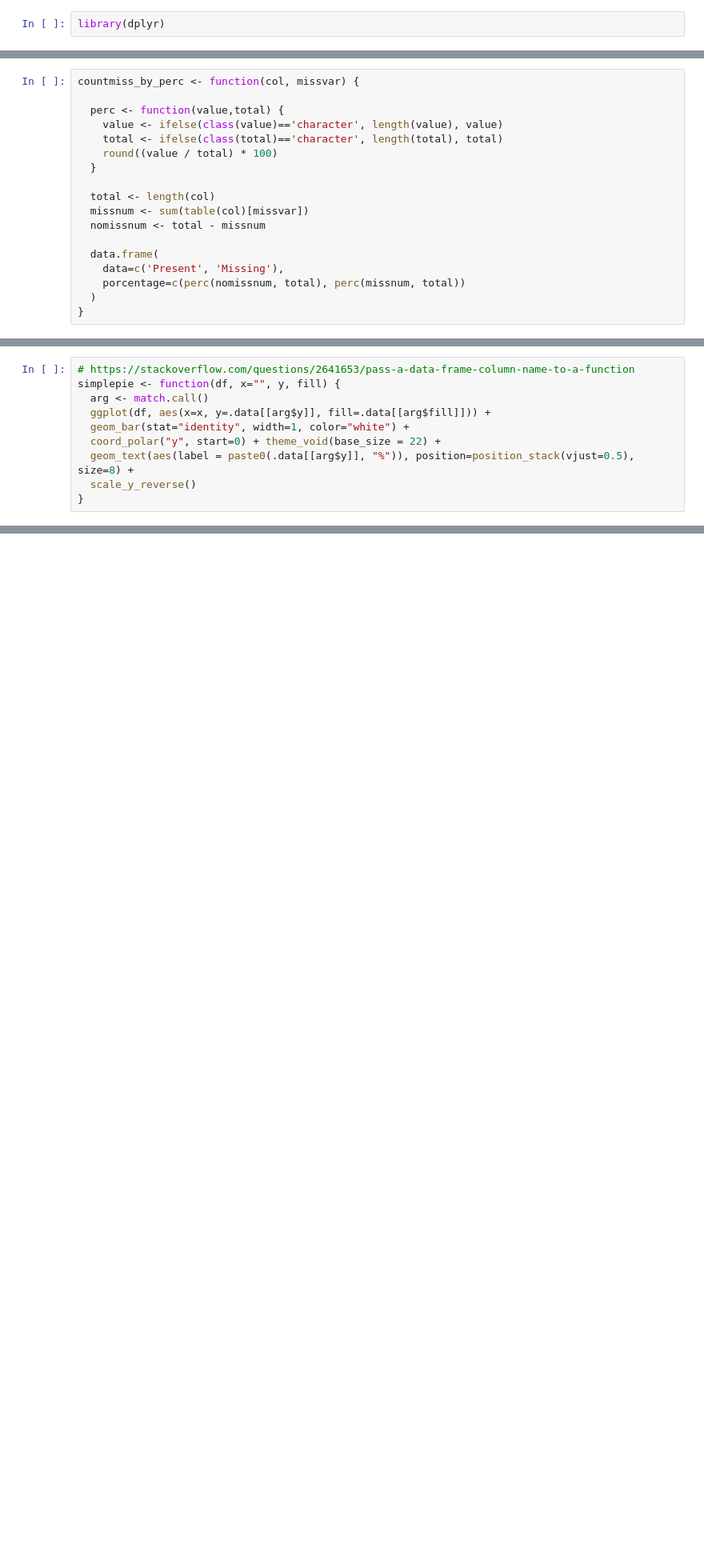
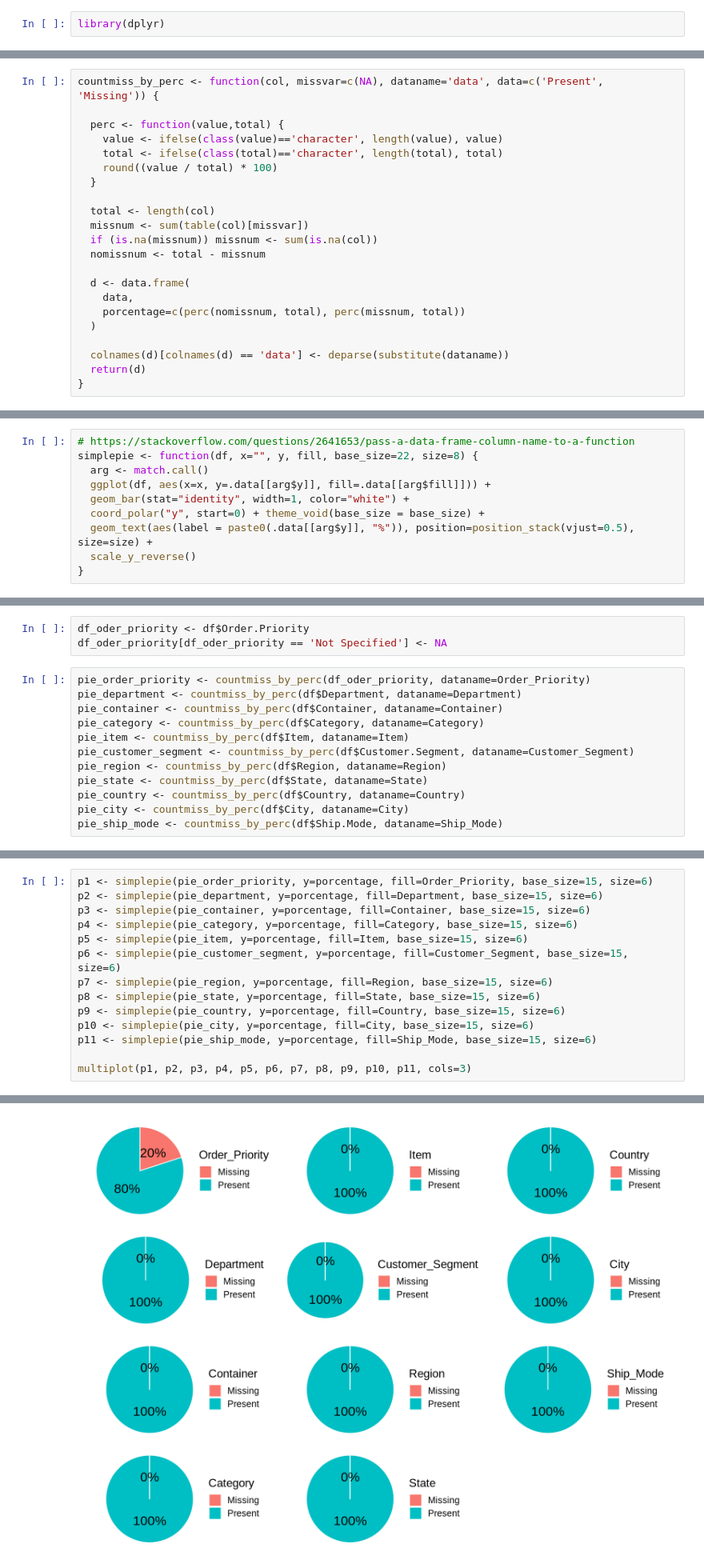
Before and after one commit to raulFuzita/cct-project-muhammad-ca, a Jupyter notebook: CCT_project_Muhammad.ipynb, the cells around one changed output, grey strips where cells are left out. Shown at 80% size. Cells and saved outputs as stored; diff of their text form; blank space fills up the shorter version.

```diff
--- a/CCT_project_Muhammad.ipynb
+++ b/CCT_project_Muhammad.ipynb
@@ -539,5 +499,5 @@ missing <- df$Order.Priority[df$Order.Priority %in% 'Not Specified']
 # %%
-countmiss_by_perc <- function(col, missvar) {
+countmiss_by_perc <- function(col, missvar=c(NA), dataname='data', data=c('Present', 'Missing')) {
 
   perc <- function(value,total) {
     value <- ifelse(class(value)=='character', length(value), value)
@@ -547,10 +507,14 @@ countmiss_by_perc <- function(col, missvar) {
 
   total <- length(col)
   missnum <- sum(table(col)[missvar])
+  if (is.na(missnum)) missnum <- sum(is.na(col))
   nomissnum <- total - missnum
 
-  data.frame(
-    data=c('Present', 'Missing'),
+  d <- data.frame(
+    data,
     porcentage=c(perc(nomissnum, total), perc(missnum, total))
   )
+
+  colnames(d)[colnames(d) == 'data'] <- deparse(substitute(dataname))
+  return(d)
 }
@@ -570,10 +521,10 @@ A data.frame: 2 × 2
 # %%
 # https://stackoverflow.com/questions/2641653/pass-a-data-frame-column-name-to-a-function
-simplepie <- function(df, x="", y, fill) {
+simplepie <- function(df, x="", y, fill, base_size=22, size=8) {
   arg <- match.call()
   ggplot(df, aes(x=x, y=.data[[arg$y]], fill=.data[[arg$fill]])) +
   geom_bar(stat="identity", width=1, color="white") +
-  coord_polar("y", start=0) + theme_void(base_size = 22) +
-  geom_text(aes(label = paste0(.data[[arg$y]], "%")), position=position_stack(vjust=0.5), size=8) +
+  coord_polar("y", start=0) + theme_void(base_size = base_size) +
+  geom_text(aes(label = paste0(.data[[arg$y]], "%")), position=position_stack(vjust=0.5), size=size) +
   scale_y_reverse()
 }
@@ -583,0 +531,15 @@ simplepie(pie_order_priority, y=porcentage, fill=data)
+# %%
+df_oder_priority <- df$Order.Priority
+df_oder_priority[df_oder_priority == 'Not Specified'] <- NA
+# %%
+pie_order_priority <- countmiss_by_perc(df_oder_priority, dataname=Order_Priority)
+pie_department <- countmiss_by_perc(df$Department, dataname=Department)
+pie_container <- countmiss_by_perc(df$Container, dataname=Container)
+pie_category <- countmiss_by_perc(df$Category, dataname=Category)
+pie_item <- countmiss_by_perc(df$Item, dataname=Item)
+pie_customer_segment <- countmiss_by_perc(df$Customer.Segment, dataname=Customer_Segment)
+pie_region <- countmiss_by_perc(df$Region, dataname=Region)
+pie_state <- countmiss_by_perc(df$State, dataname=State)
+pie_country <- countmiss_by_perc(df$Country, dataname=Country)
+pie_city <- countmiss_by_perc(df$City, dataname=City)
+pie_ship_mode <- countmiss_by_perc(df$Ship.Mode, dataname=Ship_Mode)
@@ -583,0 +561,15 @@ simplepie(pie_order_priority, y=porcentage, fill=data)
+# %%
+p1 <- simplepie(pie_order_priority, y=porcentage, fill=Order_Priority, base_size=15, size=6)
+p2 <- simplepie(pie_department, y=porcentage, fill=Department, base_size=15, size=6)
+p3 <- simplepie(pie_container, y=porcentage, fill=Container, base_size=15, size=6)
+p4 <- simplepie(pie_category, y=porcentage, fill=Category, base_size=15, size=6)
+p5 <- simplepie(pie_item, y=porcentage, fill=Item, base_size=15, size=6)
+p6 <- simplepie(pie_customer_segment, y=porcentage, fill=Customer_Segment, base_size=15, size=6)
+p7 <- simplepie(pie_region, y=porcentage, fill=Region, base_size=15, size=6)
+p8 <- simplepie(pie_state, y=porcentage, fill=State, base_size=15, size=6)
+p9 <- simplepie(pie_country, y=porcentage, fill=Country, base_size=15, size=6)
+p10 <- simplepie(pie_city, y=porcentage, fill=City, base_size=15, size=6)
+p11 <- simplepie(pie_ship_mode, y=porcentage, fill=Ship_Mode, base_size=15, size=6)
+
+multiplot(p1, p2, p3, p4, p5, p6, p7, p8, p9, p10, p11, cols=3)
+# %% [output]
@@ -583,0 +577 @@ simplepie(pie_order_priority, y=porcentage, fill=data)
+[figure, added]
```
Also changed, not shown: parts of 58 cells of this notebook.
